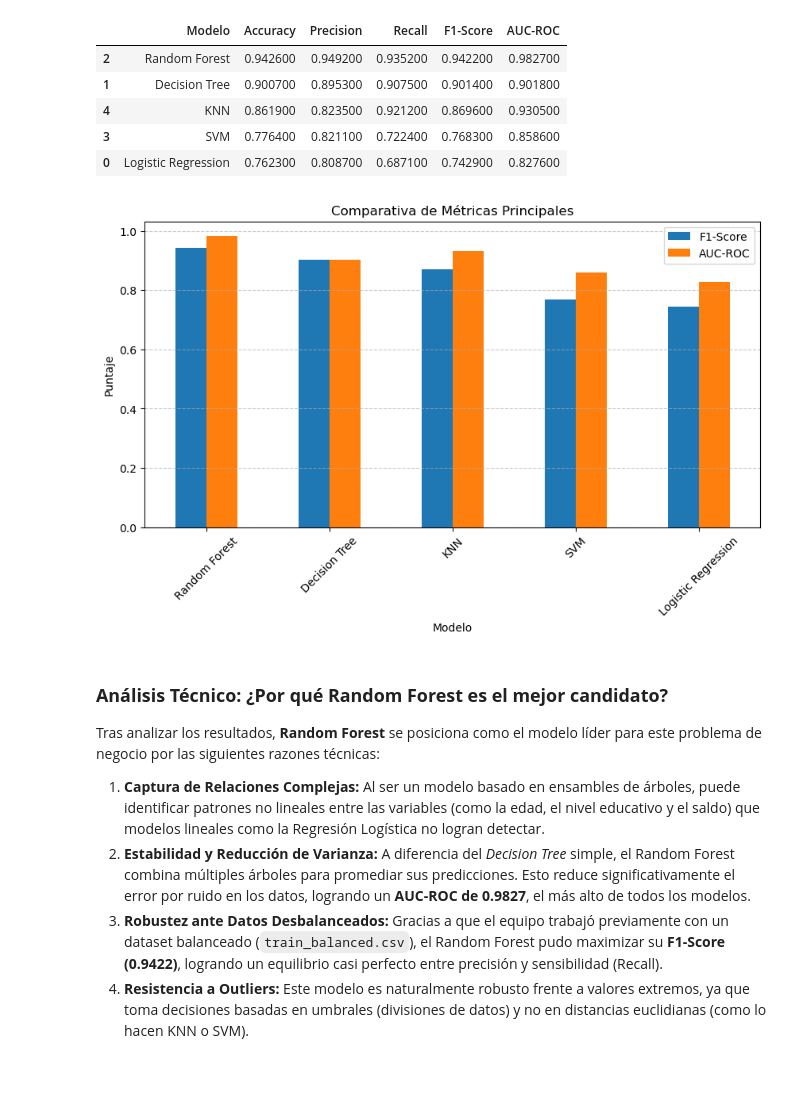
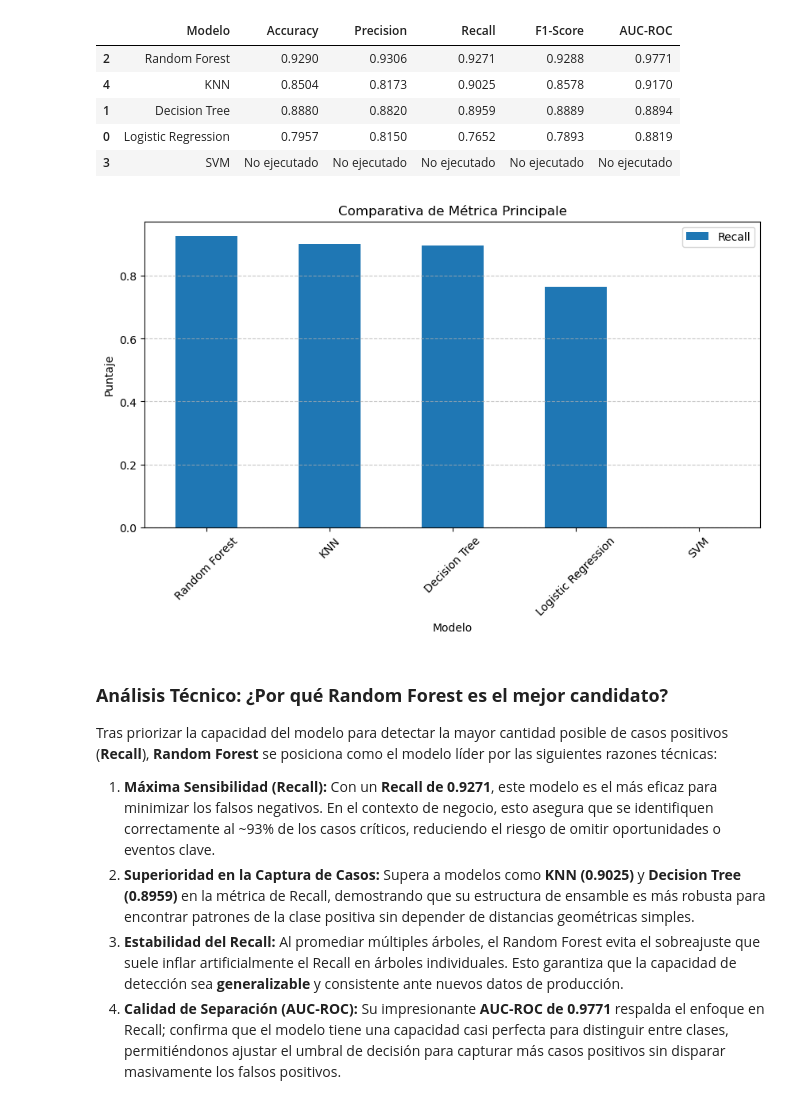
Before and after one commit to pucp-datanalytics/dp261-g6, a Jupyter notebook: notebooks/11_model_comparator.ipynb, the cells around one changed output. Cells and saved outputs as stored; diff of their text form; code cells hidden in the pictures; blank space fills up the shorter version.

Commit message:
Actualización de 11_model_comparator

```diff
--- a/notebooks/11_model_comparator.ipynb
+++ b/notebooks/11_model_comparator.ipynb
@@ -6,41 +6,43 @@ import seaborn as sns
 # Datos obtenidos del Metric Evaluator (PB-11)
 data = {
     'Modelo': ['Logistic Regression', 'Decision Tree', 'Random Forest', 'SVM', 'KNN'],
-    'Accuracy': [0.7623, 0.9007, 0.9426, 0.7764, 0.8619],
-    'Precision': [0.8087, 0.8953, 0.9492, 0.8211, 0.8235],
-    'Recall': [0.6871, 0.9075, 0.9352, 0.7224, 0.9212],
-    'F1-Score': [0.7429, 0.9014, 0.9422, 0.7683, 0.8696],
-    'AUC-ROC': [0.8276, 0.9018, 0.9827, 0.8586, 0.9305]
+    'Accuracy': [0.7957, 0.8880, 0.9290, None, 0.8504],
+    'Precision': [0.8150, 0.8820, 0.9306, None, 0.8173],
+    'Recall': [0.7652, 0.8959, 0.9271, None, 0.9025],
+    'F1-Score': [0.7893, 0.8889, 0.9288, None, 0.8578],
+    'AUC-ROC': [0.8819, 0.8894, 0.9771, None, 0.9170]
 }
 
 df_results = pd.DataFrame(data)
-df_results.sort_values('F1-Score', ascending=False, inplace=True)
 
-# Tabla resaltada (Tarea 2)
-df_results.style.highlight_max(axis=0, color='lightgreen')
+# Ordenar por Recall (los valores None/NaN quedarán al final)
+df_results.sort_values('Recall', ascending=False, inplace=True)
+
+# Visualización con resaltado
+df_results.style.highlight_max(axis=0, color='lightgreen').format(precision=4, na_rep="No ejecutado")
 # %% [output]
 |  | Modelo | Accuracy | Precision | Recall | F1-Score | AUC-ROC |
-| 2 | Random Forest | 0.942600 | 0.949200 | 0.935200 | 0.942200 | 0.982700 |
-| 1 | Decision Tree | 0.900700 | 0.895300 | 0.907500 | 0.901400 | 0.901800 |
-| 4 | KNN | 0.861900 | 0.823500 | 0.921200 | 0.869600 | 0.930500 |
-| 3 | SVM | 0.776400 | 0.821100 | 0.722400 | 0.768300 | 0.858600 |
-| 0 | Logistic Regression | 0.762300 | 0.808700 | 0.687100 | 0.742900 | 0.827600 |
+| 2 | Random Forest | 0.9290 | 0.9306 | 0.9271 | 0.9288 | 0.9771 |
+| 4 | KNN | 0.8504 | 0.8173 | 0.9025 | 0.8578 | 0.9170 |
+| 1 | Decision Tree | 0.8880 | 0.8820 | 0.8959 | 0.8889 | 0.8894 |
+| 0 | Logistic Regression | 0.7957 | 0.8150 | 0.7652 | 0.7893 | 0.8819 |
+| 3 | SVM | No ejecutado | No ejecutado | No ejecutado | No ejecutado | No ejecutado |
 # %%
-# Gráfico de barras para F1 y AUC-ROC
-df_results.set_index('Modelo')[['F1-Score', 'AUC-ROC']].plot(kind='bar', figsize=(10, 5))
-plt.title('Comparativa de Métricas Principales')
+# Gráfico de barras para Recall
+df_results.set_index('Modelo')[['Recall']].plot(kind='bar', figsize=(10, 5))
+plt.title('Comparativa de Métrica Principale')
 plt.ylabel('Puntaje')
 plt.xticks(rotation=45)
 plt.grid(axis='y', linestyle='--', alpha=0.7)
 plt.show()
 # %% [output]
-[figure, old version]
+[figure, new version]
 # %% [markdown]
 ### **Análisis Técnico: ¿Por qué Random Forest es el mejor candidato?**
 
-Tras analizar los resultados, **Random Forest** se posiciona como el modelo líder para este problema de negocio por las siguientes razones técnicas:
+Tras priorizar la capacidad del modelo para detectar la mayor cantidad posible de casos positivos (**Recall**), **Random Forest** se posiciona como el modelo líder por las siguientes razones técnicas:
 
-1. **Captura de Relaciones Complejas:** Al ser un modelo basado en ensambles de árboles, puede identificar patrones no lineales entre las variables (como la edad, el nivel educativo y el saldo) que modelos lineales como la Regresión Logística no logran detectar.
-2. **Estabilidad y Reducción de Varianza:** A diferencia del *Decision Tree* simple, el Random Forest combina múltiples árboles para promediar sus predicciones. Esto reduce significativamente el error por ruido en los datos, logrando un **AUC-ROC de 0.9827**, el más alto de todos los modelos.
-3. **Robustez ante Datos Desbalanceados:** Gracias a que el equipo trabajó previamente con un dataset balanceado (`train_balanced.csv`), el Random Forest pudo maximizar su **F1-Score (0.9422)**, logrando un equilibrio casi perfecto entre precisión y sensibilidad (Recall).
-4. **Resistencia a Outliers:** Este modelo es naturalmente robusto frente a valores extremos, ya que toma decisiones basadas en umbrales (divisiones de datos) y no en distancias euclidianas (como lo hacen KNN o SVM).
+1. **Máxima Sensibilidad (Recall):** Con un **Recall de 0.9271**, este modelo es el más eficaz para minimizar los falsos negativos. En el contexto de negocio, esto asegura que se identifiquen correctamente al ~93% de los casos críticos, reduciendo el riesgo de omitir oportunidades o eventos clave.
+2. **Superioridad en la Captura de Casos:** Supera a modelos como **KNN (0.9025)** y **Decision Tree (0.8959)** en la métrica de Recall, demostrando que su estructura de ensamble es más robusta para encontrar patrones de la clase positiva sin depender de distancias geométricas simples.
+3. **Estabilidad del Recall:** Al promediar múltiples árboles, el Random Forest evita el sobreajuste que suele inflar artificialmente el Recall en árboles individuales. Esto garantiza que la capacidad de detección sea **generalizable** y consistente ante nuevos datos de producción.
+4. **Calidad de Separación (AUC-ROC):** Su impresionante **AUC-ROC de 0.9771** respalda el enfoque en Recall; confirma que el modelo tiene una capacidad casi perfecta para distinguir entre clases, permitiéndonos ajustar el umbral de decisión para capturar más casos positivos sin disparar masivamente los falsos positivos.
```
Also changed, not shown: parts of 1 cell of this notebook.
